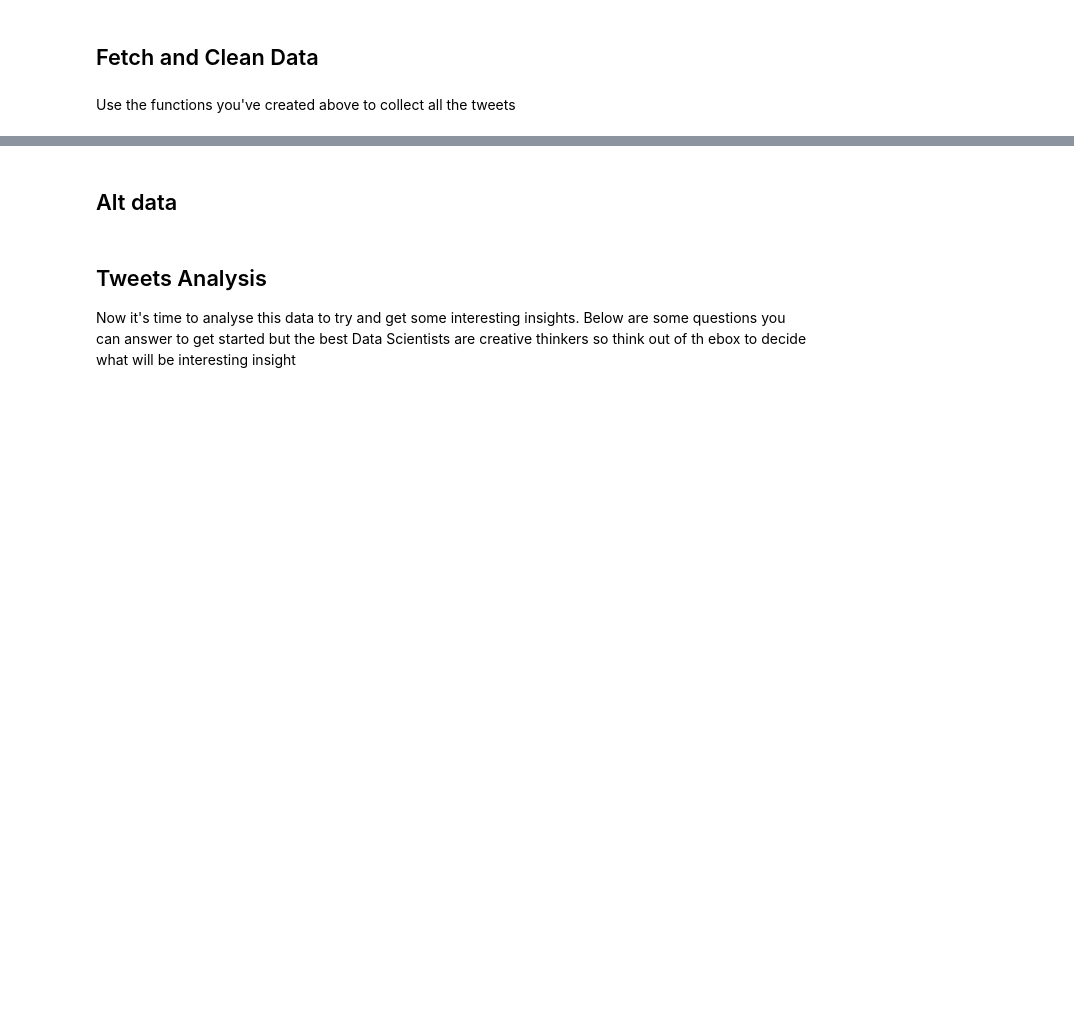
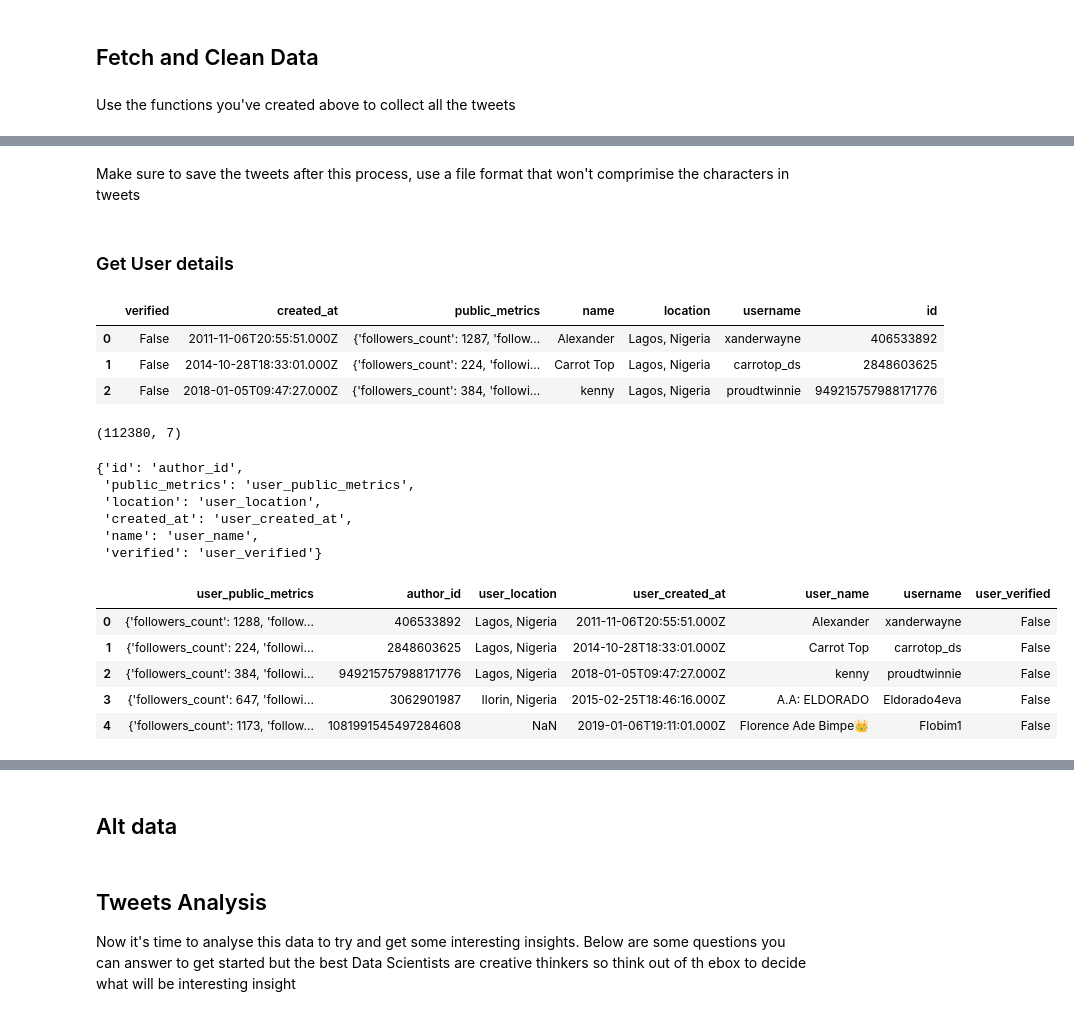
Before and after one commit to DataJediAcademy/endsars-twitter-analysis, a Jupyter notebook: EndSARS_Twitter_Analysis.ipynb, the cells around one changed output, grey strips where cells are left out. Drawn from its saved outputs; the diff is of its cells as text; code cells hidden in the pictures; blank space fills up the shorter version.

```diff
--- a/EndSARS_Twitter_Analysis.ipynb
+++ b/EndSARS_Twitter_Analysis.ipynb
@@ -144,0 +203,4 @@ Will retry in 4 seconds...
+# %% [markdown]
+Make sure to save the tweets after this process, use a file format that won't comprimise the characters in tweets
+# %% [markdown]
+### Get User details
@@ -144,0 +220,23 @@ Will retry in 4 seconds...
+# %%
+get_user_details([['406533892','2848603625','949215757988171776']])
+# %% [output]
+|  | verified | created_at | public_metrics | name | location | username | id |
+| 0 | False | 2011-11-06T20:55:51.000Z | {'followers_count': 1287, 'follow... | Alexander | Lagos, Nigeria | xanderwayne | 406533892 |
+| 1 | False | 2014-10-28T18:33:01.000Z | {'followers_count': 224, 'followi... | Carrot Top | Lagos, Nigeria | carrotop_ds | 2848603625 |
+| 2 | False | 2018-01-05T09:47:27.000Z | {'followers_count': 384, 'followi... | kenny | Lagos, Nigeria | proudtwinnie | 949215757988171776 |
+# %%
+users_df = pd.read_pickle("./data/endsars_tweets_user_details.pkl")
+users_df.shape
+# %% [output]
+(112380, 7)
+# %%
+cols_rename = {'id': 'author_id'}
+cols_rename.update({col: f"user_{col}" for col in ['public_metrics', 'location', 'created_at', 'name', 'verified']})
+cols_rename
+# %% [output]
+{'id': 'author_id',
+ 'public_metrics': 'user_public_metrics',
+ 'location': 'user_location',
+ 'created_at': 'user_created_at',
+ 'name': 'user_name',
+ 'verified': 'user_verified'}
@@ -144,0 +245,9 @@ Will retry in 4 seconds...
+# %%
+users_df.head()
+# %% [output]
+|  | user_public_metrics | author_id | user_location | user_created_at | user_name | username | user_verified |
+| 0 | {'followers_count': 1288, 'follow... | 406533892 | Lagos, Nigeria | 2011-11-06T20:55:51.000Z | Alexander | xanderwayne | False |
+| 1 | {'followers_count': 224, 'followi... | 2848603625 | Lagos, Nigeria | 2014-10-28T18:33:01.000Z | Carrot Top | carrotop_ds | False |
+| 2 | {'followers_count': 384, 'followi... | 949215757988171776 | Lagos, Nigeria | 2018-01-05T09:47:27.000Z | kenny | proudtwinnie | False |
+| 3 | {'followers_count': 647, 'followi... | 3062901987 | Ilorin, Nigeria | 2015-02-25T18:46:16.000Z | A.A: ELDORADO | Eldorado4eva | False |
+| 4 | {'followers_count': 1173, 'follow... | 1081991545497284608 | NaN | 2019-01-06T19:11:01.000Z | Florence Ade Bimpe👑 | Flobim1 | False |
```
Also changed, not shown: parts of 55 cells of this notebook, 3 other files.
